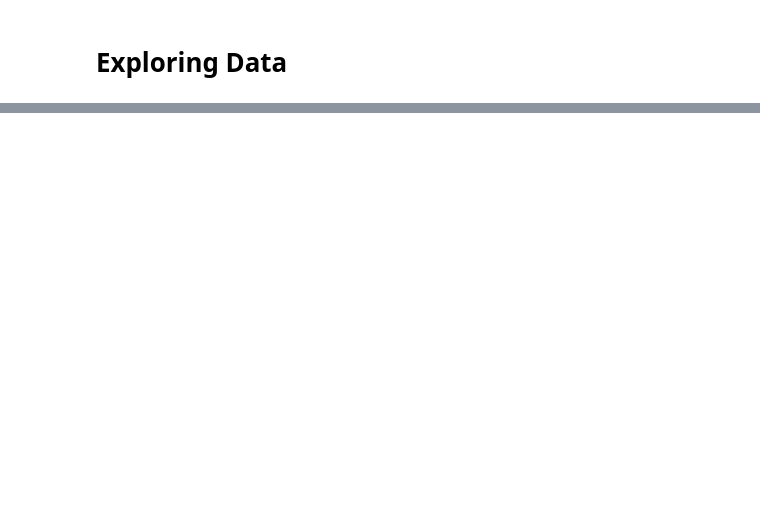
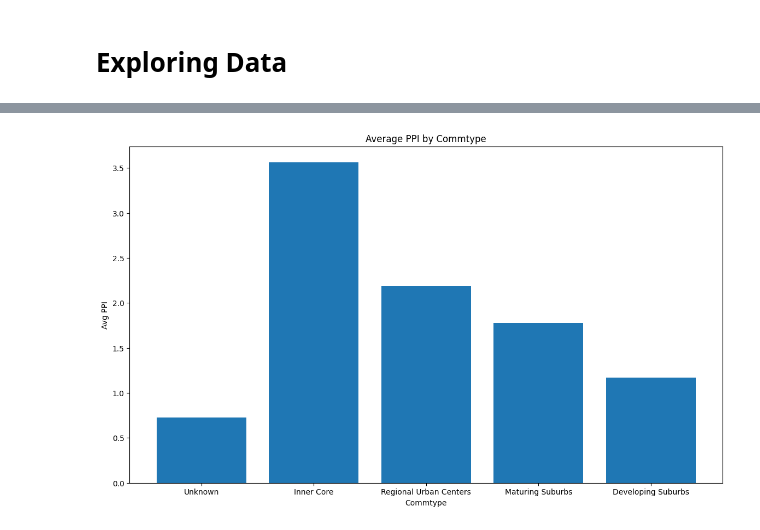
Before and after one commit to BU-Spark/ds-boston-transit-air-quality, a Jupyter notebook: fa23-team-a/code/test.ipynb, the cells around one changed output, grey strips where cells are left out. Drawn from its saved outputs; the diff is of its cells as text; code cells hidden in the pictures; blank space fills up the shorter version.

Commit message:
Test code for exploring ppi data

```diff
--- a/fa23-team-a/code/test.ipynb
+++ b/fa23-team-a/code/test.ipynb
@@ -15,0 +3,24 @@ ppi.head(1)
+# %%
+import pandas as pd
+import matplotlib.pyplot as plt
+
+# Exploring mapc.health_mapc_ppi_g250.csv, calculated and plotted average ppi by commtype
+
+ppi = pd.read_csv('../data/csv_files/mapc.health_mapc_ppi_g250.csv')
+
+ppi.columns
+
+ppi_filtered = ppi[['commtypid','commtype','ppi5']]
+
+ppi_by_commtype = ppi_filtered.groupby(['commtypid','commtype']).mean().reset_index()
+
+ppi_by_commtype.iloc[0,1] = "Unknown"
+
+plt.figure(figsize=(14,8))
+plt.bar(ppi_by_commtype["commtype"], ppi_by_commtype["ppi5"])
+plt.xlabel("Commtype")
+plt.ylabel("Avg PPI")
+plt.title("Average PPI by Commtype")
+plt.show()
+# %% [output]
+[figure, added]
```
Also changed, not shown: parts of 2 cells of this notebook.
